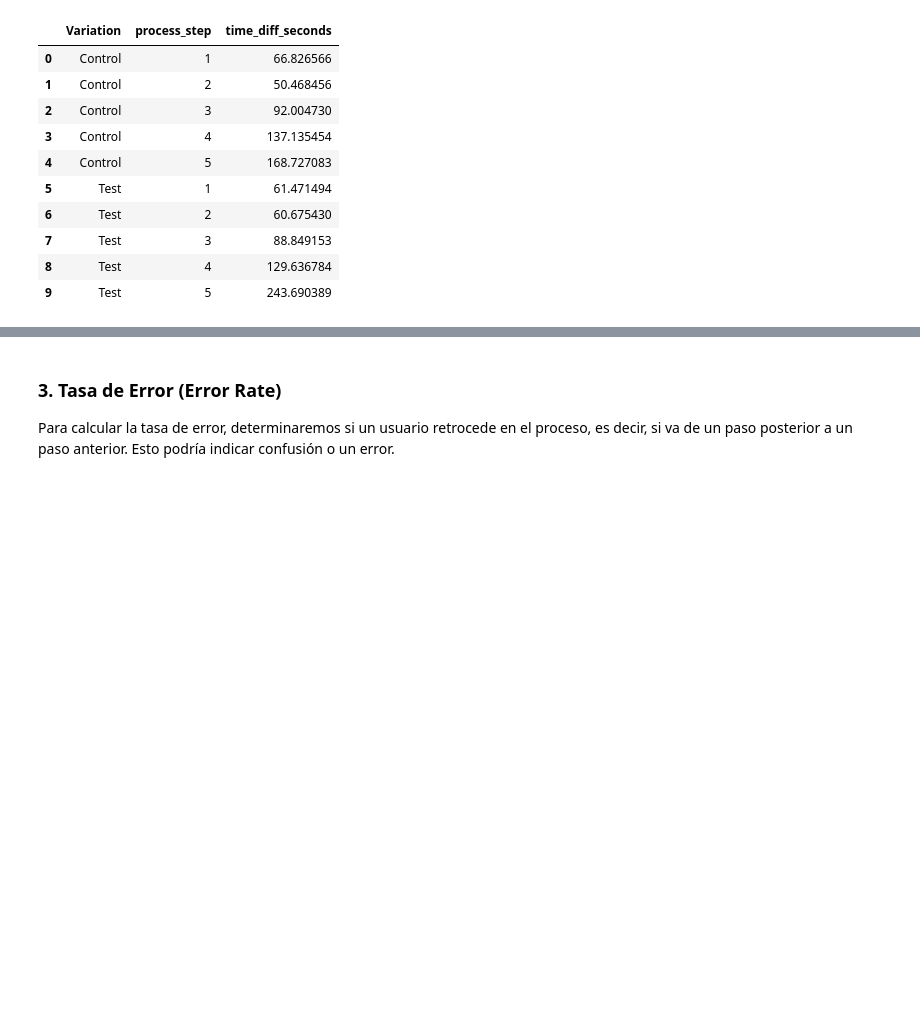
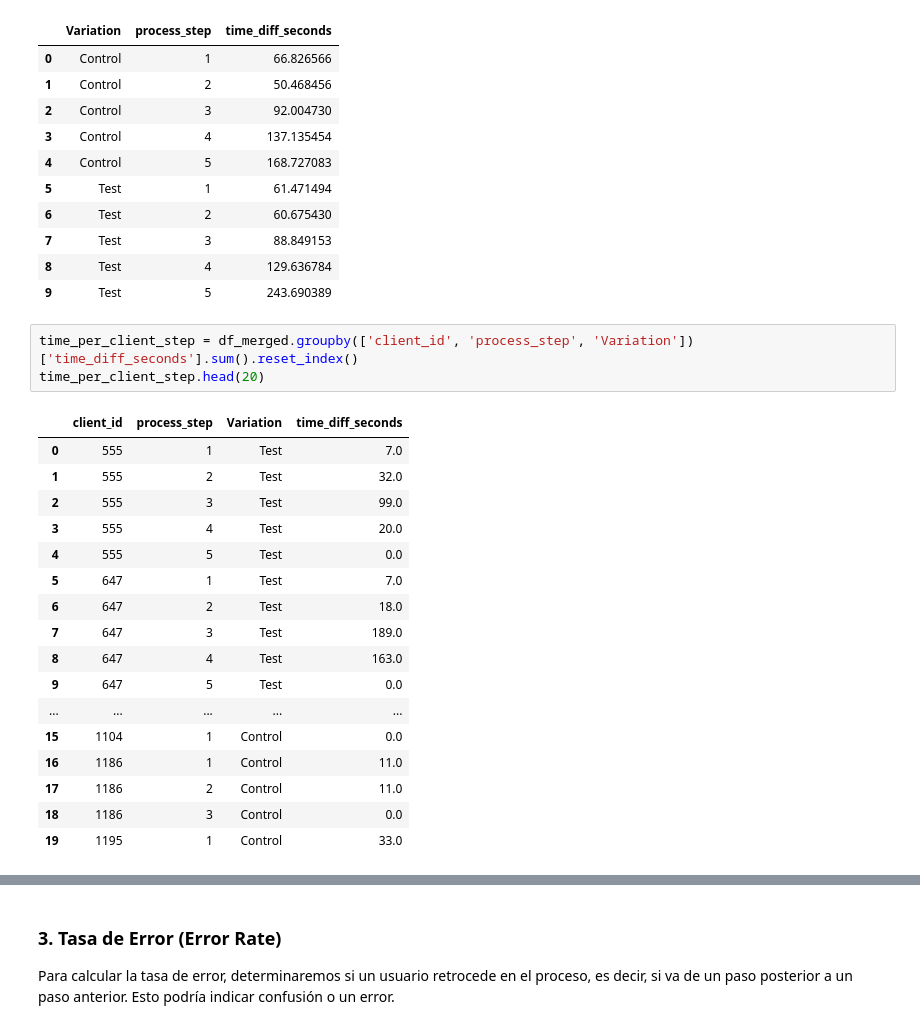
Before and after one commit to Josemargal/vanguard-ab-test, a Jupyter notebook: data_exploration.ipynb, the cells around one changed output, grey strips where cells are left out. Cells and saved outputs as stored; diff of their text form; blank space fills up the shorter version.

```diff
--- a/data_exploration.ipynb
+++ b/data_exploration.ipynb
@@ -730,3 +752,24 @@ time_diff_sum.head(20)
 | 7 | Test | 3 | 88.849153 |
 | 8 | Test | 4 | 129.636784 |
 | 9 | Test | 5 | 243.690389 |
+# %%
+time_per_client_step = df_merged.groupby(['client_id', 'process_step', 'Variation'])['time_diff_seconds'].sum().reset_index()
+time_per_client_step.head(20)
+# %% [output]
+|  | client_id | process_step | Variation | time_diff_seconds |
+| 0 | 555 | 1 | Test | 7.0 |
+| 1 | 555 | 2 | Test | 32.0 |
+| 2 | 555 | 3 | Test | 99.0 |
+| 3 | 555 | 4 | Test | 20.0 |
+| 4 | 555 | 5 | Test | 0.0 |
+| 5 | 647 | 1 | Test | 7.0 |
+| 6 | 647 | 2 | Test | 18.0 |
+| 7 | 647 | 3 | Test | 189.0 |
+| 8 | 647 | 4 | Test | 163.0 |
+| 9 | 647 | 5 | Test | 0.0 |
+| ... | ... | ... | ... | ... |
+| 15 | 1104 | 1 | Control | 0.0 |
+| 16 | 1186 | 1 | Control | 11.0 |
+| 17 | 1186 | 2 | Control | 11.0 |
+| 18 | 1186 | 3 | Control | 0.0 |
+| 19 | 1195 | 1 | Control | 33.0 |
```
Also changed, not shown: parts of 15 cells of this notebook.
